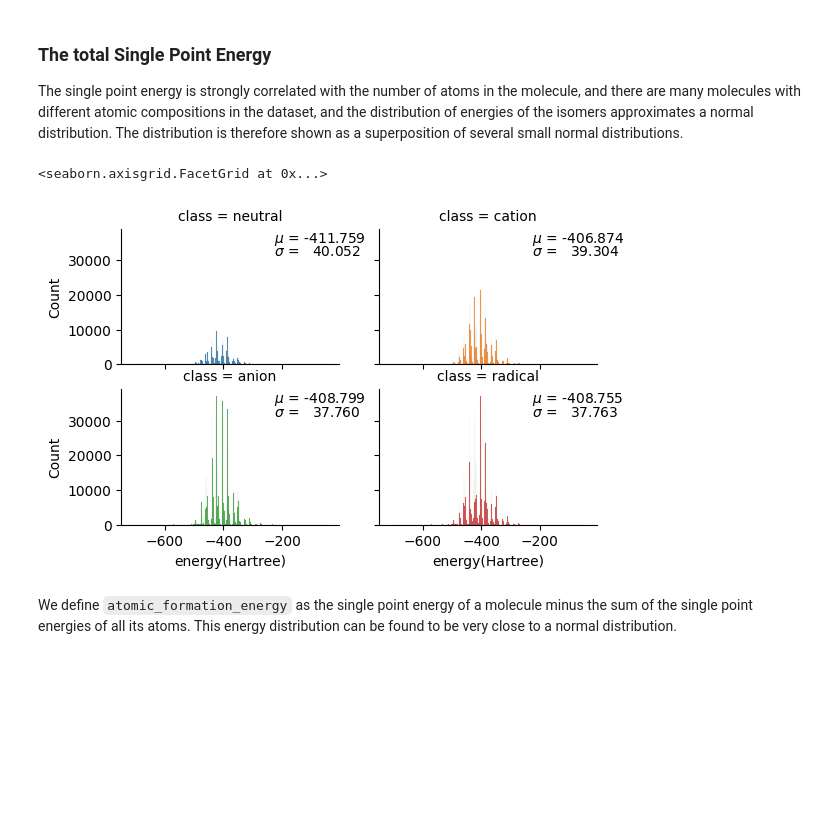
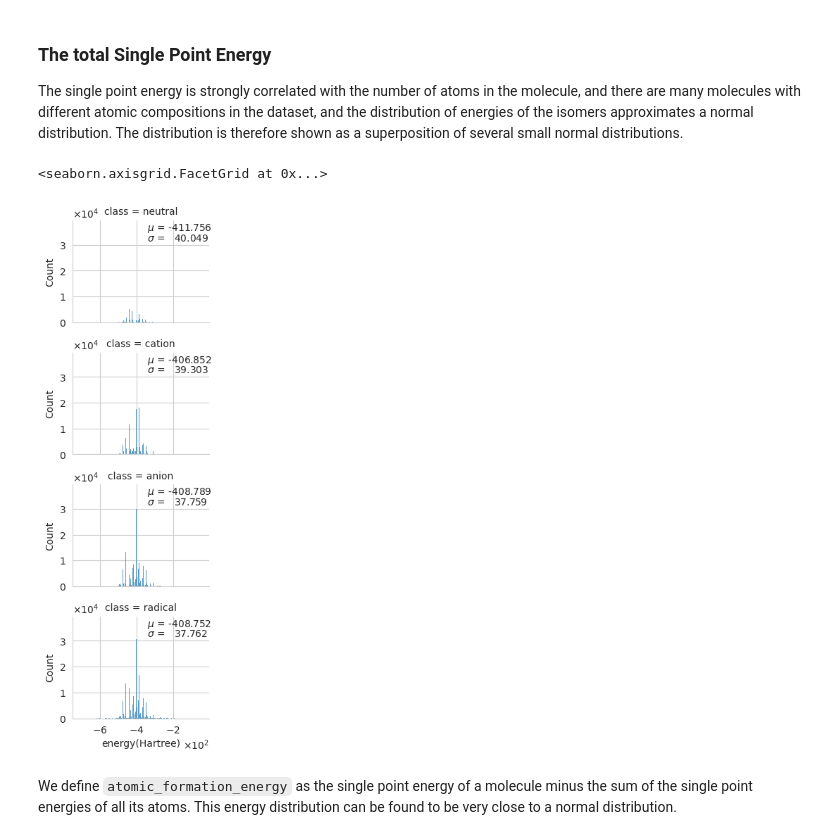
Before and after one commit to gentle1999/qm9star_query, a Jupyter notebook: tutorial/3-create_dataset.ipynb, the cells around one changed output. Cells and saved outputs as stored; diff of their text form; code cells hidden in the pictures; blank space fills up the shorter version.

Commit message:
add some plots

```diff
--- a/tutorial/3-create_dataset.ipynb
+++ b/tutorial/3-create_dataset.ipynb
@@ -6,6 +6,7 @@ We have written several pre-made datasets based on [PyG's dataset specifications
 import seaborn as sns
 import torch
 from matplotlib import pyplot as plt
+from matplotlib.ticker import ScalarFormatter
 from rdkit import Chem
 from torch_geometric.data import Data
 
@@ -91,7 +92,8 @@ def transform_data(raw_data):
         octapole=torch.tensor(raw_data["octapole"], dtype=torch.float32),
         hexadecapole=torch.tensor(
             raw_data["hexadecapole"], dtype=torch.float32),
-        nbo_charges=torch.tensor(raw_data["nbo_charges"], dtype=torch.float32),
+        npa_charges=torch.tensor(raw_data["npa_charges"], dtype=torch.float32),
+        id=torch.tensor(raw_data["id"], dtype=torch.int64),
     )
 
 
@@ -150,11 +152,12 @@ def transform_data_radical(raw_data):
         octapole=torch.tensor(raw_data["octapole"], dtype=torch.float32),
         hexadecapole=torch.tensor(
             raw_data["hexadecapole"], dtype=torch.float32),
-        nbo_charges=torch.tensor(raw_data["nbo_charges"], dtype=torch.float32),
+        npa_charges=torch.tensor(raw_data["npa_charges"], dtype=torch.float32),
         spin_quantum_number=torch.tensor(
             raw_data["spin_quantum_number"], dtype=torch.float32
         ),
         spin_square=torch.tensor(raw_data["spin_square"], dtype=torch.float32),
+        id=torch.tensor(raw_data["id"], dtype=torch.int64),
     )
 # %% [markdown]
 As with several of the dataset classes imported above, the `BaseQM9starDataset` class is a base class that is not recommended to be used directly. Instead, you should use one of the subclasses that are defined in the `qm9star_query.dataset.sub_datasets` module, or create your own subclass of `BaseQM9starDataset`.
@@ -372,36 +303,45 @@ global_features_total_df = (
 )
 
 
-def draw_global_feature_distribution(df: pd.DataFrame, feature_name: str):
+def draw_global_feature_distribution(df: pd.DataFrame, feature_name: str, index=0):
     def annotate(data, **kws):
         ax = plt.gca()
         ax.text(
-            0.7,
+            0.55,
             0.9,
             f"$\mu$ = {data[feature_name].mean():>8.3f}",
             transform=ax.transAxes,
         )
         ax.text(
-            0.7,
+            0.55,
             0.8,
             f"$\sigma$ = {data[feature_name].std():>8.3f}",
             transform=ax.transAxes,
         )
 
-    g = sns.FacetGrid(df, col="class", hue="class", col_wrap=2)
-    g = g.map(sns.histplot, feature_name)
-    g = g.map_dataframe(annotate)
-    g.figure.set_size_inches(6, 3.5)
+    with sns.axes_style("whitegrid"):
+        g = sns.displot(
+            data=df,
+            x=feature_name,
+            row="class",
+            kind="hist",
+            height=2,
+            aspect=1.5,
+            color=sns.color_palette("tab10")[index],
+        )
+        g = g.map_dataframe(annotate)
+    plt.ticklabel_format(style="sci", axis="x", scilimits=(0, 0), useMathText=True)
+    plt.ticklabel_format(style="sci", axis="y", scilimits=(0, 0), useMathText=True)
     return g
 # %% [markdown]
 ### The total Single Point Energy
 
 The single point energy is strongly correlated with the number of atoms in the molecule, and there are many molecules with different atomic compositions in the dataset, and the distribution of energies of the isomers approximates a normal distribution. The distribution is therefore shown as a superposition of several small normal distributions.
 # %%
-draw_global_feature_distribution(global_features_total_df, "energy(Hartree)")
+draw_global_feature_distribution(global_features_total_df, "energy(Hartree)", 0)
 # %% [output]
 <seaborn.axisgrid.FacetGrid at 0x...>
-[figure, old version]
+[figure, new version]
 # %% [markdown]
 We define `atomic_formation_energy` as the single point energy of a molecule minus the sum of the single point energies of all its atoms. This energy distribution can be found to be very close to a normal distribution.
 # %%
```
Also changed, not shown: parts of 20 cells of this notebook, 3 other files.
